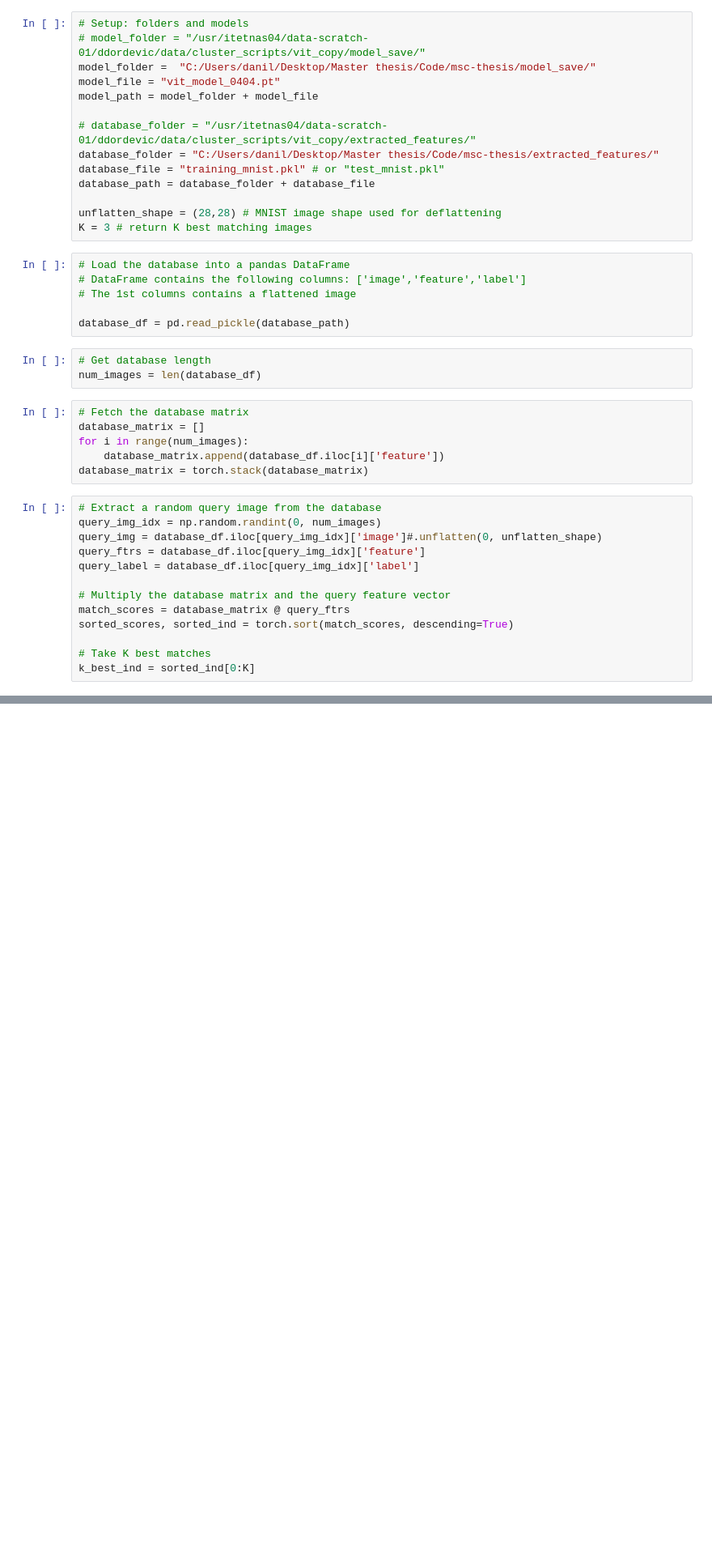
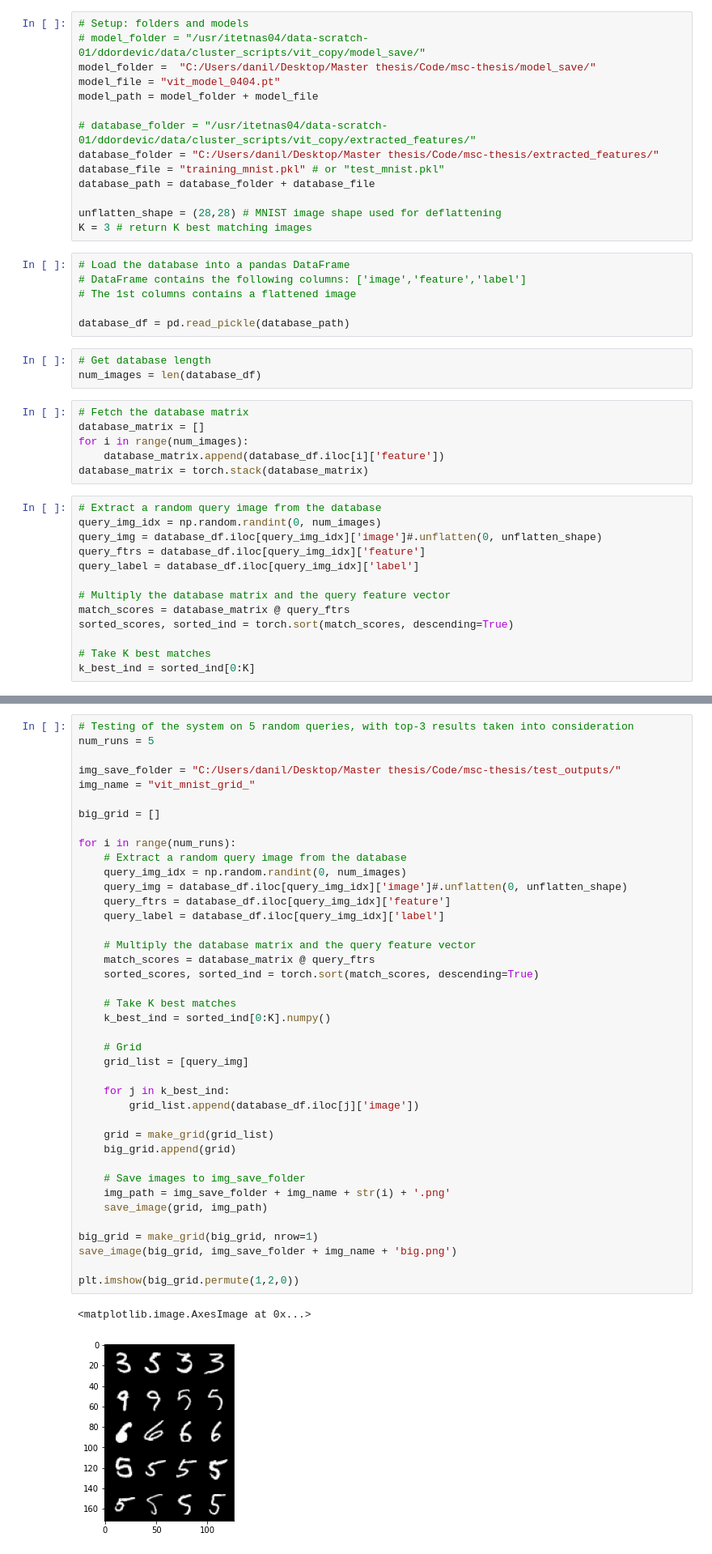
Before and after one commit to danilodjor/image-retrieval-using-transformers, a Jupyter notebook: query_test.ipynb, the cells around one changed output, grey strips where cells are left out. Shown: that part at 81% size. Drawn from its saved outputs; the diff is of its cells as text; blank space fills up the shorter version.

Commit message:
automated query tests

```diff
--- a/query_test.ipynb
+++ b/query_test.ipynb
@@ -63,0 +65,43 @@ for i, best_idx in enumerate(k_best_ind.numpy()):
+# %%
+# Testing of the system on 5 random queries, with top-3 results taken into consideration
+num_runs = 5
+
+img_save_folder = "C:/Users/danil/Desktop/Master thesis/Code/msc-thesis/test_outputs/"
+img_name = "vit_mnist_grid_"
+
+big_grid = []
+
+for i in range(num_runs):
+    # Extract a random query image from the database
+    query_img_idx = np.random.randint(0, num_images)
+    query_img = database_df.iloc[query_img_idx]['image']#.unflatten(0, unflatten_shape)
+    query_ftrs = database_df.iloc[query_img_idx]['feature']
+    query_label = database_df.iloc[query_img_idx]['label']
+
+    # Multiply the database matrix and the query feature vector
+    match_scores = database_matrix @ query_ftrs
+    sorted_scores, sorted_ind = torch.sort(match_scores, descending=True)
+
+    # Take K best matches
+    k_best_ind = sorted_ind[0:K].numpy()
+
+    # Grid
+    grid_list = [query_img]
+
+    for j in k_best_ind:
+        grid_list.append(database_df.iloc[j]['image'])
+
+    grid = make_grid(grid_list)
+    big_grid.append(grid)
+
+    # Save images to img_save_folder
+    img_path = img_save_folder + img_name + str(i) + '.png'
+    save_image(grid, img_path)
+
+big_grid = make_grid(big_grid, nrow=1)
+save_image(big_grid, img_save_folder + img_name + 'big.png')
+
+plt.imshow(big_grid.permute(1,2,0))
+# %% [output]
+<matplotlib.image.AxesImage at 0x...>
+[figure, added]
```
Also changed, not shown: parts of 2 cells of this notebook, 24 other files.
